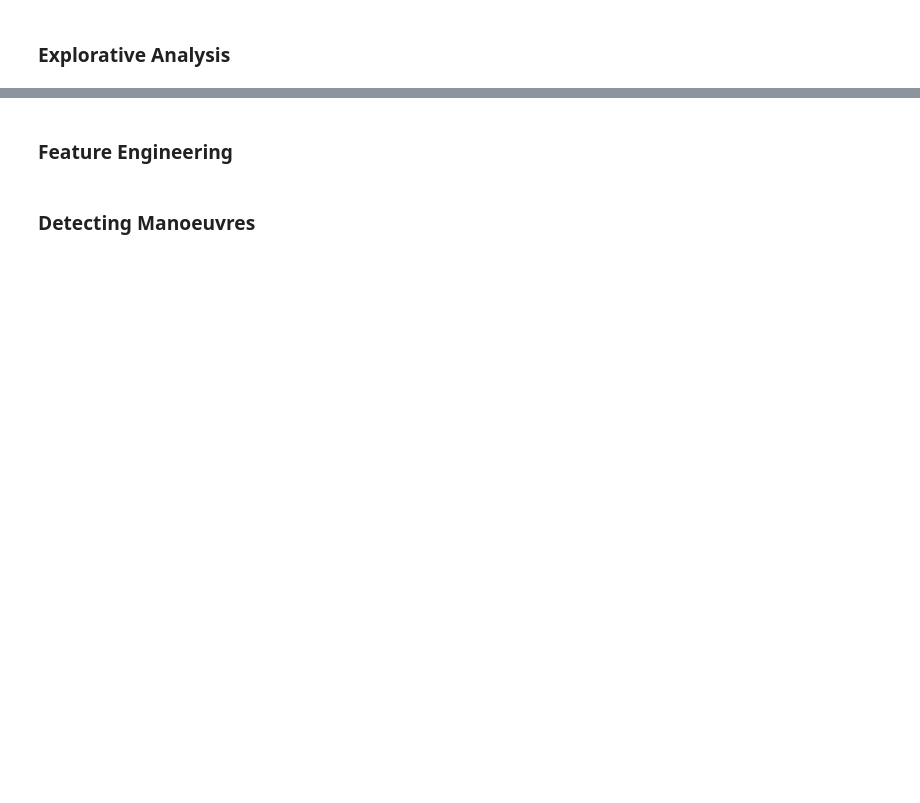
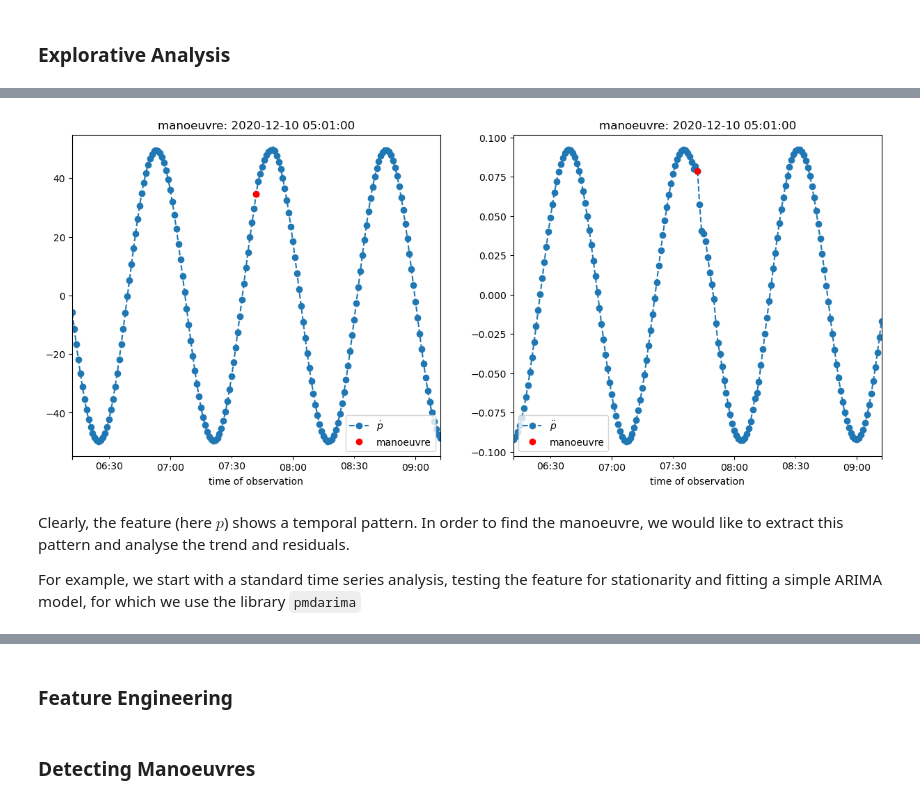
Before and after one commit to dHuberYoumans/DORIS, a Jupyter notebook: notebooks/finding_DORIS.ipynb, the cells around one changed output, grey strips where cells are left out. Cells and saved outputs as stored; diff of their text form; code cells hidden in the pictures; blank space fills up the shorter version.

```diff
--- a/notebooks/finding_DORIS.ipynb
+++ b/notebooks/finding_DORIS.ipynb
@@ -142,0 +235,37 @@ loading manoeuvres complete
+# %%
+def grad(ts:pd.Series)->pd.Series:
+    ts_ = ts.copy()
+    dt = (ts_.index - ts_.index[0]).total_seconds()
+    tsname_ = ts_.name
+    tsdot_ = pd.Series(np.gradient(ts_,dt),ts.index,name='dot_{c}'.format(c=tsname_))
+
+    return tsdot_
+# %%
+# pdot AT THE TIME OF A MANOEUVRE
+
+dot_p = grad(s6ssa['p'])
+ddot_p = grad(dot_p)
+# %%
+# DATE OF MANOEUVRE
+man_date_2 = mans6a2024.reset_index()['start'].iloc[9]
+
+# VALUE OF dot_p AND ddot_p AT TIME OF MANOEUVRE
+man_location_dot_p_2 = pd.Series(dot_p.loc[man_date_2],index=[man_date_2])
+man_location_ddot_p_2 = pd.Series(ddot_p.loc[man_date_2],index=[man_date_2])
+
+
+# PLOT dot_p, ddot_p
+fig, ax = plt.subplots(ncols=2,nrows=1,figsize=(15,6))
+dot_p.loc[man_date_2 - dt:man_date_2 + dt].plot(ax=ax[0],xlabel='time of observation',style='o--',title=f'manoeuvre: {str(man_date_1)}',label=r'$\dot p$',legend=True)
+man_location_dot_p_2.plot(ax=ax[0],style=['ro'],label = 'manoeuvre',legend=True)
+
+ddot_p.loc[man_date_2 - dt:man_date_2 + dt].plot(ax=ax[1],xlabel='time of observation',style='o--',title=f'manoeuvre: {str(man_date_1)}',label=r'$\ddot p$',legend=True)
+man_location_ddot_p_2.plot(ax=ax[1],style=['ro'],label = 'manoeuvre',legend=True)
+plt.show()
+# %% [output]
+[figure, added]
+# %% [markdown]
+Clearly, the feature (here $p$) shows a temporal pattern.
+In order to find the manoeuvre, we would like to extract this pattern and analyse the trend and residuals.
+
+For example, we start with a standard time series analysis, testing the feature for stationarity and fitting a simple ARIMA model, for which we use the library ``pmdarima``
```
Also changed, not shown: parts of 30 cells of this notebook.
